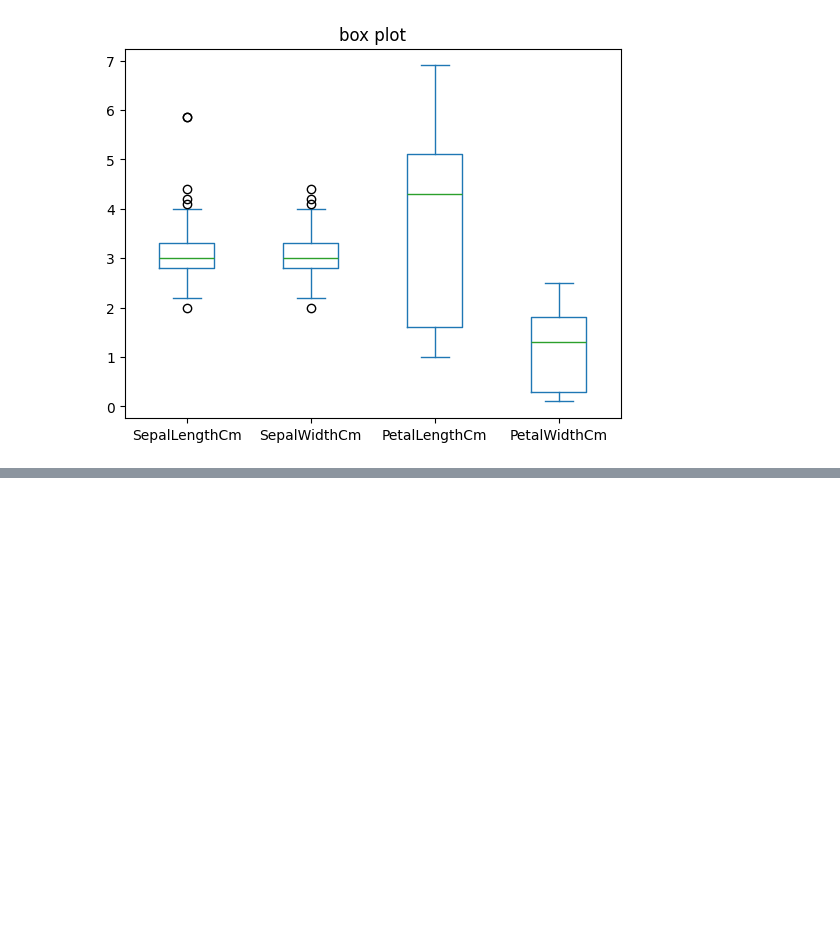
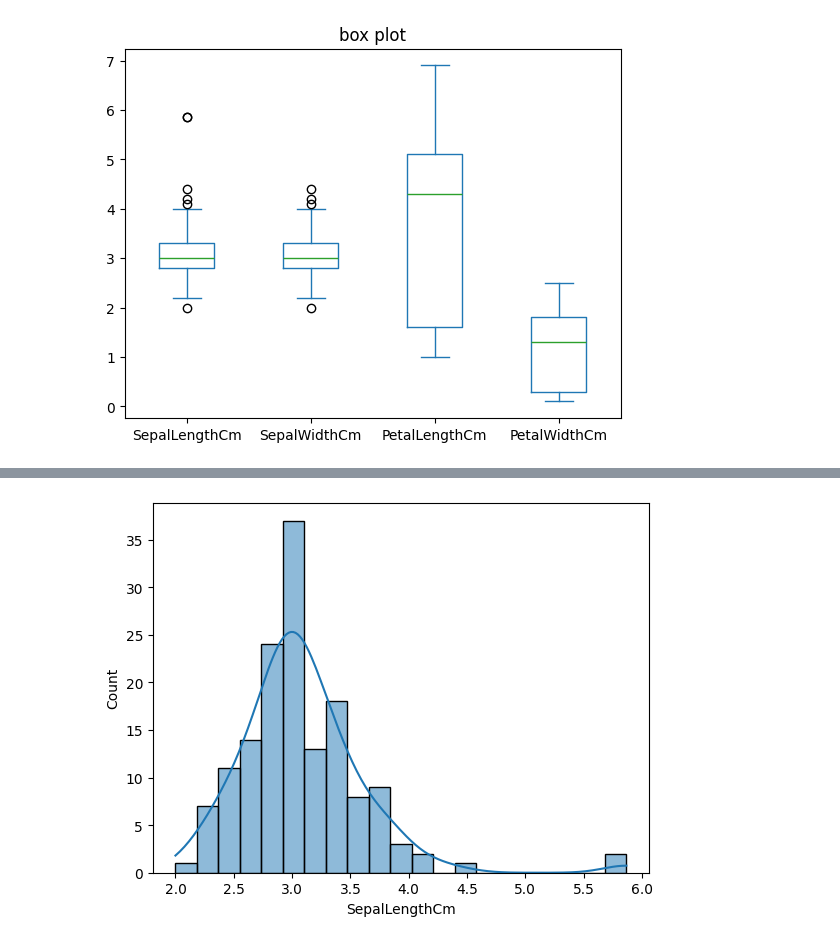
Before and after one commit to anishkr-sahu/data_visualization, a Jupyter notebook: Revision_day_1.ipynb, the cells around one changed output, grey strips where cells are left out. Cells and saved outputs as stored; diff of their text form; code cells hidden in the pictures; blank space fills up the shorter version.

```diff
--- a/Revision_day_1.ipynb
+++ b/Revision_day_1.ipynb
@@ -272,0 +287,6 @@ plt.show()
+# %%
+# distribution
+sns.histplot(data['SepalLengthCm'], kde=True)   # visualizing frequency, data spreadness and distribution
+plt.show()
+# %% [output]
+[figure, added]
```
Also changed, not shown: parts of 12 cells of this notebook.
